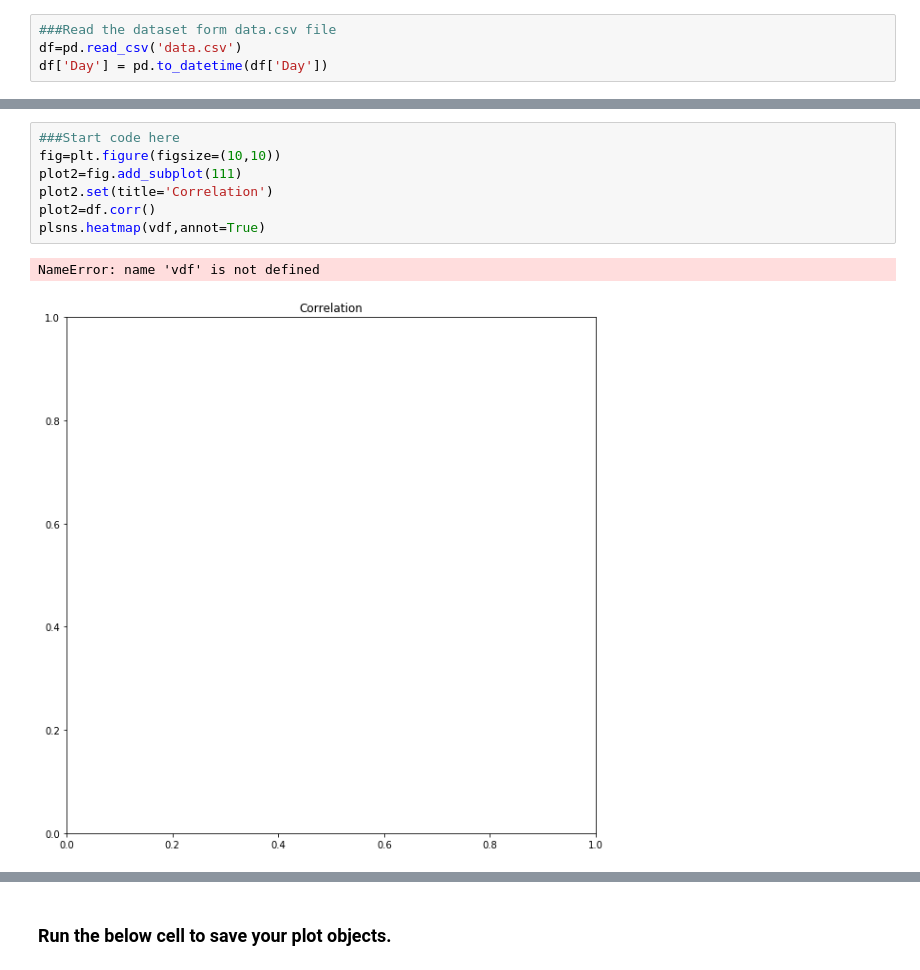
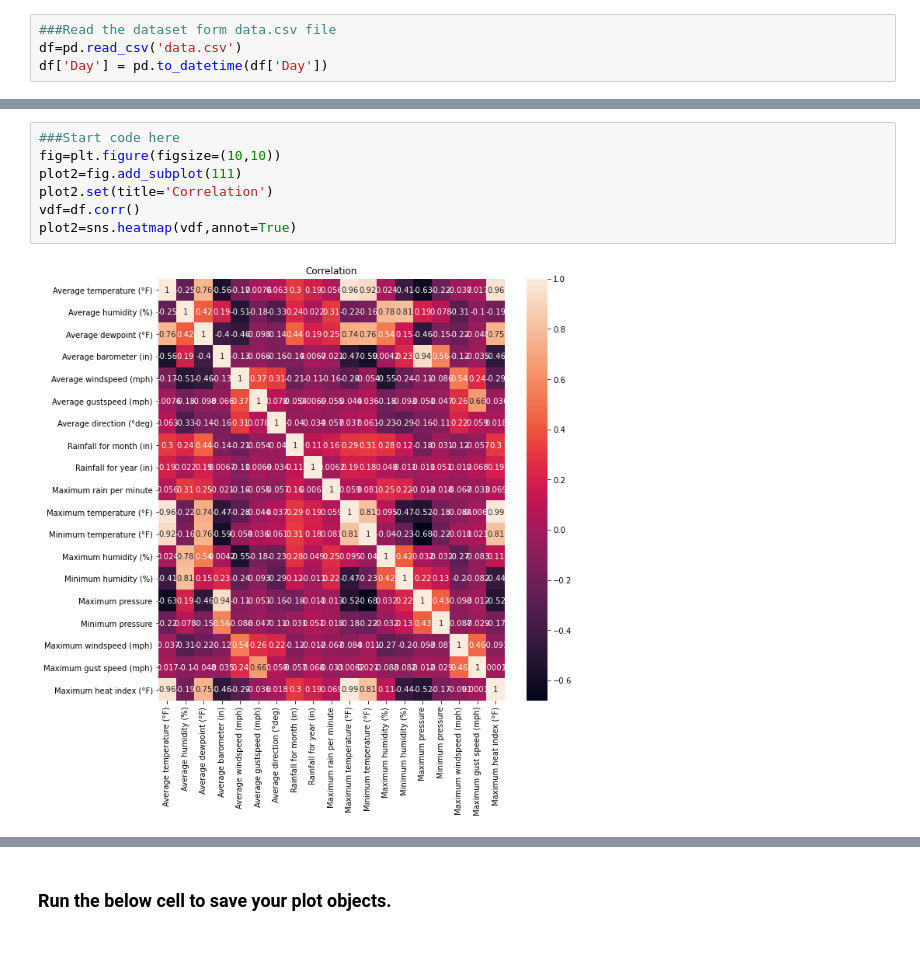
Before and after one commit to ankit85jain/ml-practice, a Jupyter notebook: visualization-case-study/Visualization_question.ipynb, the cells around one changed output, grey strips where cells are left out. Saved outputs shown, nothing was run; the diff lists cells and outputs as text.

```diff
--- a/visualization-case-study/Visualization_question.ipynb
+++ b/visualization-case-study/Visualization_question.ipynb
@@ -50,13 +50,12 @@ plot1 = sns.boxplot(x,y)
 # %%
 ###Start code here
 fig=plt.figure(figsize=(10,10))
 plot2=fig.add_subplot(111)
 plot2.set(title='Correlation')
-plot2=df.corr()
-plsns.heatmap(vdf,annot=True)
+vdf=df.corr()
+plot2=sns.heatmap(vdf,annot=True)
 # %% [output]
-NameError: name 'vdf' is not defined
-[figure, old version]
+[figure, new version]
 # %% [markdown]
 Draw a distribution plot using seaborn for average_temperature column.
    - set bins to 20
```
Also changed, not shown: parts of 3 cells of this notebook.
